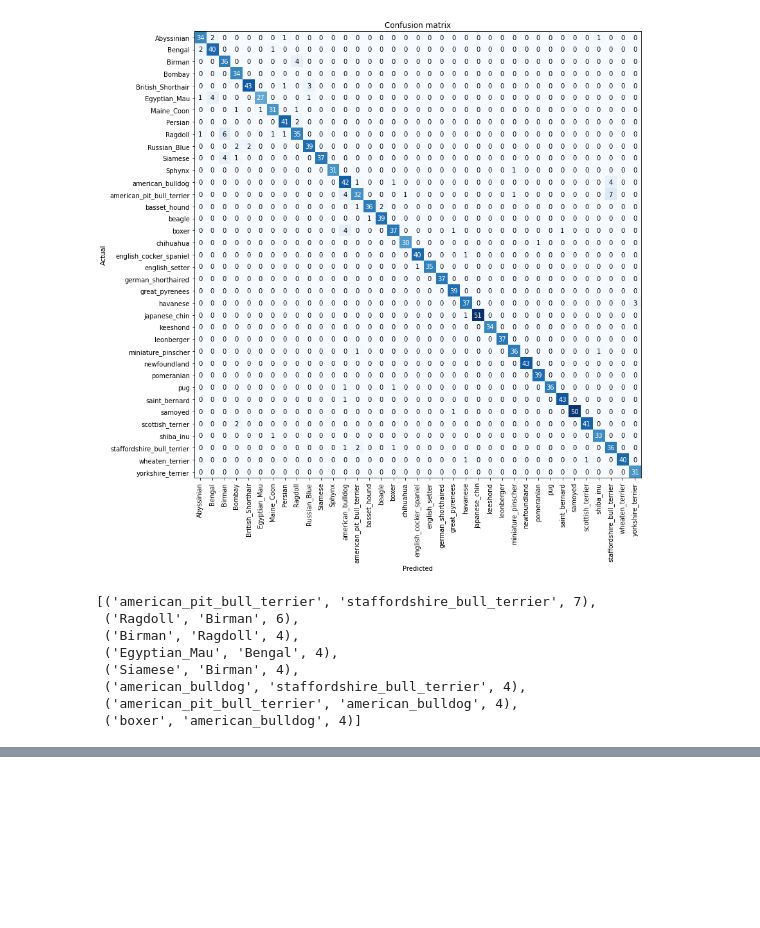
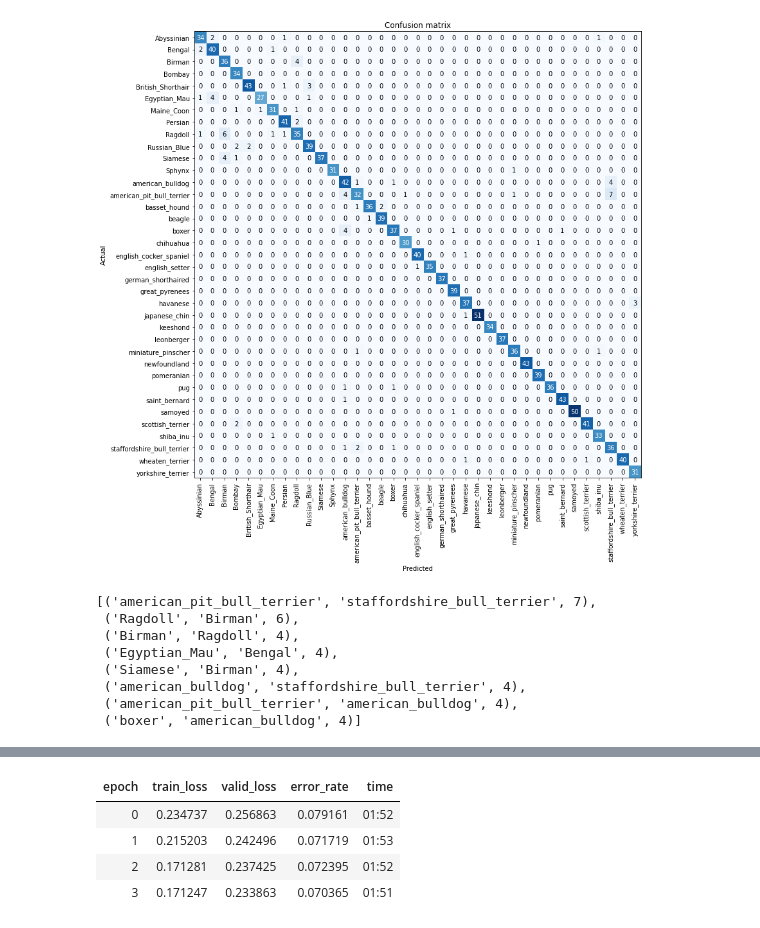
Before and after one commit to patchu-madathil/FastAI, a Jupyter notebook: catsanddogs.ipynb, the cells around one changed output, grey strips where cells are left out. Cells and saved outputs as stored; diff of their text form; code cells hidden in the pictures; blank space fills up the shorter version.

```diff
--- a/catsanddogs.ipynb
+++ b/catsanddogs.ipynb
@@ -125,0 +133,9 @@ Show in docs
+# %%
+learn.unfreeze()
+learn.fit_one_cycle(4, max_lr=slice(1e-6, 1e-4))
+# %% [output]
+| epoch | train_loss | valid_loss | error_rate | time |
+| 0 | 0.234737 | 0.256863 | 0.079161 | 01:52 |
+| 1 | 0.215203 | 0.242496 | 0.071719 | 01:53 |
+| 2 | 0.171281 | 0.237425 | 0.072395 | 01:52 |
+| 3 | 0.171247 | 0.233863 | 0.070365 | 01:51 |
```
Also changed, not shown: parts of 5 cells of this notebook.
